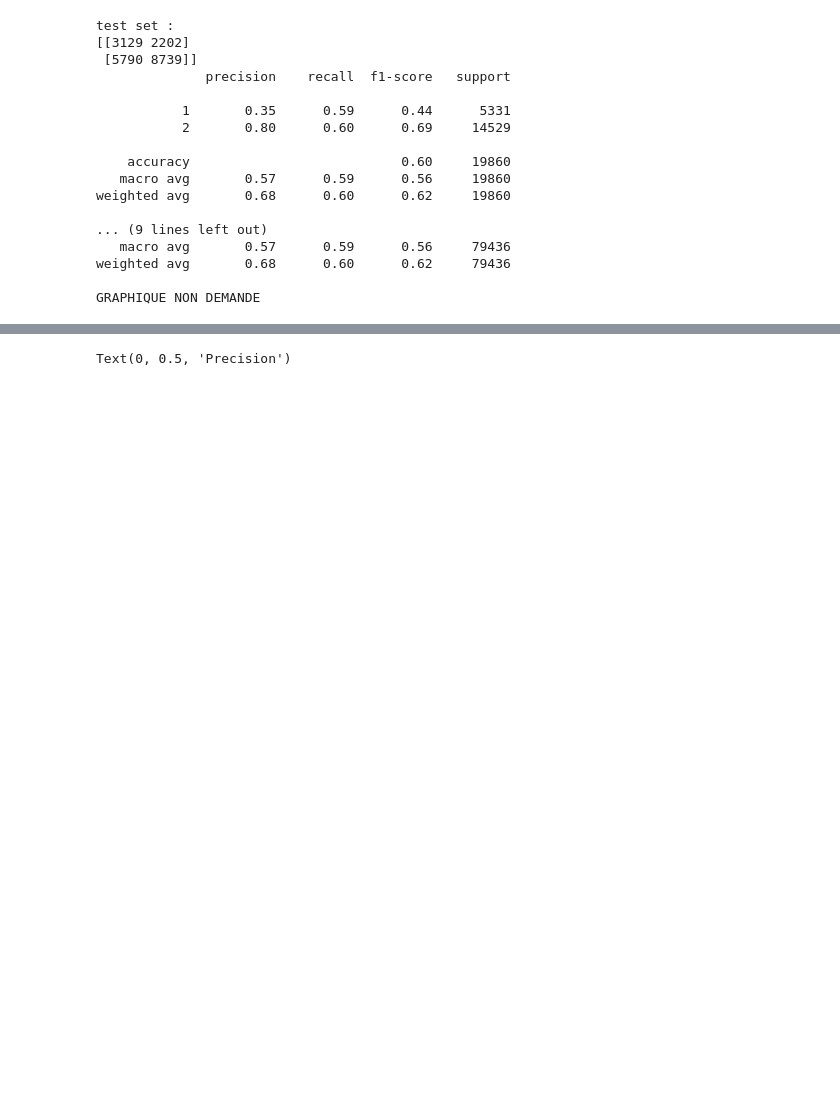
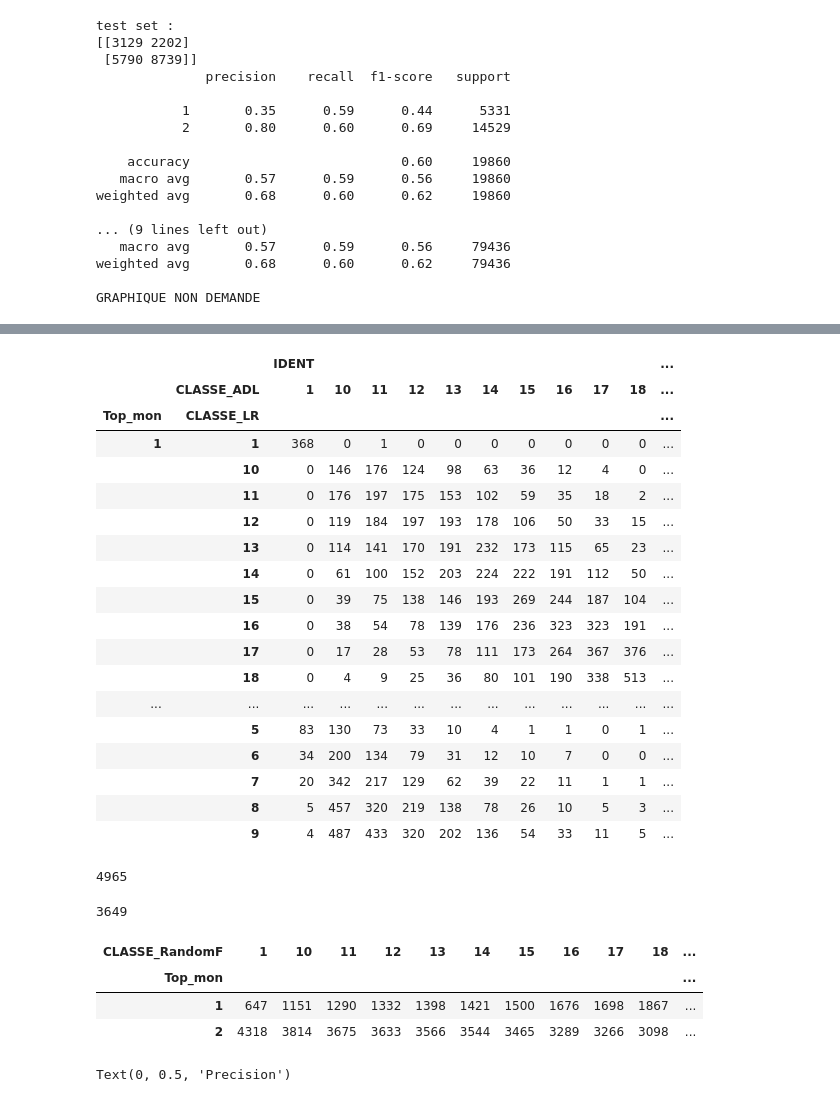
Before and after one commit to christian235711/Predict_models_fdf21, a Jupyter notebook: FDF21_Comparaison.ipynb, the cells around one changed output, grey strips where cells are left out. Drawn from its saved outputs; the diff is of its cells as text; code cells hidden in the pictures; blank space fills up the shorter version.

```diff
--- a/FDF21_Comparaison.ipynb
+++ b/FDF21_Comparaison.ipynb
@@ -224,6 +229,8 @@ def vingtiles(model, data_orig, affichage, save, path): # data_orig est une vari
     ident_class_tous = data_all_complet_class[["IDENT","Top_mon"]]
     tableau_resultats = pd.merge(df_tous,ident_class_tous)
     #tableau_resultats
+    df_tous = pd.merge(df_tous, ident_class_tous)
+
 
     # tranches finales
     tab_cross_temp = pd.crosstab(tableau_resultats["TRANCHES"],tableau_resultats["Top_mon"])
@@ -378,16 +385,16 @@ See the caveats in the documentation: https://pandas.pydata.org/pandas-docs/stab
 #######################################################################################################
 # %%
 
-model_17_cw = LogisticRegression(random_state =0, C=0.01,penalty="l2" , solver="newton-cg", max_iter= 10000, class_weight="balanced")
-evaluation(model_17_cw, train_X_s, train_Y_s, test_X_s, test_Y_s, scoring="recall", plot=False )
+final_model_LogisticRegression = LogisticRegression(random_state =0, C=0.01,penalty="l2" , solver="newton-cg", max_iter= 10000, class_weight="balanced")
+evaluation(final_model_LogisticRegression, train_X_s, train_Y_s, test_X_s, test_Y_s, scoring="recall", plot=False )
 
-final_model_AdaBoost = AdaBoostClassifier(base_estimator = DecisionTreeClassifier(class_weight="balanced", criterion="entropy",max_depth=2),n_estimators = 50 , random_state=0 )
+final_model_AdaBoost = AdaBoostClassifier(base_estimator = DecisionTreeClassifier(class_weight="balanced", criterion="gini",max_depth=2),n_estimators = 20 , random_state=0 )
 evaluation(final_model_AdaBoost, train_X_s, train_Y_s, test_X_s, test_Y_s, scoring="recall" , plot =False)
 
-final_model_RandomForestClassifier = RandomForestClassifier(class_weight="balanced", criterion="entropy", max_depth=2, max_features=25, n_estimators = 100, random_state=0)
+final_model_RandomForestClassifier = RandomForestClassifier(class_weight="balanced", criterion="gini", max_depth=3, max_features=25, n_estimators = 100, random_state=0)
 evaluation(final_model_RandomForestClassifier, train_X_s, train_Y_s, test_X_s, test_Y_s, scoring="recall", plot=False)
 
-final_model_ExtraTreesClassifier = ExtraTreesClassifier( criterion="entropy", max_depth=2, max_features=25, n_estimators=100 , class_weight="balanced", random_state=0)
+final_model_ExtraTreesClassifier = ExtraTreesClassifier( criterion="entropy", max_depth=3, max_features=30, n_estimators=50 , class_weight="balanced", random_state=0)
 evaluation(final_model_ExtraTreesClassifier, train_X_s, train_Y_s, test_X_s, test_Y_s, scoring="recall", plot=False)
 # %% [output]
 test set :
@@ -630,3 +606,21 @@ GRAPHIQUE NON DEMANDE
 # %%
 #######################################################################################################
 #######################################################################################################
+# %%
+vingtiles_tableau_LR = vingtiles(model =final_model_LogisticRegression, data_orig = data, affichage=True, save=False, path = " ")
+vingtiles_tableau_LR.columns = ["IDENT","PROBA","TRANCHES","CLASSE_LR","Top_mon"]
+
+vingtiles_tableau_Adaboost = vingtiles(model =final_model_AdaBoost, data_orig = data, affichage=True, save=False, path = " ")
+vingtiles_tableau_Adaboost.columns = ["IDENT","PROBA","TRANCHES","CLASSE_Adaboost","Top_mon"]
+
+vingtiles_tableau_RandomForestClassifier = vingtiles(model =final_model_RandomForestClassifier, data_orig = data, affichage=True, save=False, path = " ")
+vingtiles_tableau_RandomForestClassifier.columns = ["IDENT","PROBA","TRANCHES","CLASSE_RandomF","Top_mon"]
+
+vingtiles_tableau_ExtraTreesClassifier = vingtiles(model =final_model_ExtraTreesClassifier, data_orig = data, affichage=True, save=False, path = " ")
+vingtiles_tableau_ExtraTreesClassifier.columns = ["IDENT","PROBA","TRANCHES","CLASSE_ExtraT","Top_mon"]
+
+vingtiles_tableau_ADL_55 = vingtiles(model =final_model_ADL, data_orig = data_coord_nan, affichage=True, save=False, path = " ")
+vingtiles_tableau_ADL_55.columns = ["IDENT","PROBA","TRANCHES","CLASSE_ADL_55","Top_mon"]
+
+vingtiles_tableau_ADQ_55 = vingtiles(model =final_model_ADQ, data_orig = data_coord_nan, affichage=True, save=False, path = " ")
+vingtiles_tableau_ADQ_55.columns = ["IDENT","PROBA","TRANCHES","CLASSE_ADQ_55","Top_mon"]
@@ -632,0 +765,12 @@ GRAPHIQUE NON DEMANDE
+# %%
+from functools import reduce
+TABLEAU=vingtiles_tableau_LR[["IDENT", "CLASSE_LR", "Top_mon"]].copy()
+
+TABLEAU = reduce(lambda left,right: pd.merge(left,right,on='IDENT'), [ TABLEAU,
+                    vingtiles_tableau_Adaboost[["IDENT","CLASSE_Adaboost"]],
+                    vingtiles_tableau_RandomForestClassifier[["IDENT","CLASSE_RandomF"]],
+                    vingtiles_tableau_ExtraTreesClassifier[["IDENT","CLASSE_ExtraT"]],
+                    vingtiles_tableau_ADL_55[["IDENT", "CLASSE_ADL_55"]],
+                    vingtiles_tableau_ADQ_55[["IDENT","CLASSE_ADQ_55"]] ])
+
+TABLEAU
@@ -633,3 +954,40 @@ GRAPHIQUE NON DEMANDE
+# %%
+pd.pivot_table(TABLEAU, index=['Top_mon', 'CLASSE_LR'], columns=['CLASSE_ADL'], values=['IDENT'], aggfunc={'IDENT':len },fill_value=0)
+# %% [output]
+|  |  | IDENT |  |  |  |  |  |  |  |  |  | ... |
+|  | CLASSE_ADL | 1 | 10 | 11 | 12 | 13 | 14 | 15 | 16 | 17 | 18 | ... |
+| Top_mon | CLASSE_LR |  |  |  |  |  |  |  |  |  |  | ... |
+| 1 | 1 | 368 | 0 | 1 | 0 | 0 | 0 | 0 | 0 | 0 | 0 | ... |
+|  | 10 | 0 | 146 | 176 | 124 | 98 | 63 | 36 | 12 | 4 | 0 | ... |
+|  | 11 | 0 | 176 | 197 | 175 | 153 | 102 | 59 | 35 | 18 | 2 | ... |
+|  | 12 | 0 | 119 | 184 | 197 | 193 | 178 | 106 | 50 | 33 | 15 | ... |
+|  | 13 | 0 | 114 | 141 | 170 | 191 | 232 | 173 | 115 | 65 | 23 | ... |
+|  | 14 | 0 | 61 | 100 | 152 | 203 | 224 | 222 | 191 | 112 | 50 | ... |
+|  | 15 | 0 | 39 | 75 | 138 | 146 | 193 | 269 | 244 | 187 | 104 | ... |
+|  | 16 | 0 | 38 | 54 | 78 | 139 | 176 | 236 | 323 | 323 | 191 | ... |
+|  | 17 | 0 | 17 | 28 | 53 | 78 | 111 | 173 | 264 | 367 | 376 | ... |
+|  | 18 | 0 | 4 | 9 | 25 | 36 | 80 | 101 | 190 | 338 | 513 | ... |
+| ... | ... | ... | ... | ... | ... | ... | ... | ... | ... | ... | ... | ... |
+|  | 5 | 83 | 130 | 73 | 33 | 10 | 4 | 1 | 1 | 0 | 1 | ... |
+|  | 6 | 34 | 200 | 134 | 79 | 31 | 12 | 10 | 7 | 0 | 0 | ... |
+|  | 7 | 20 | 342 | 217 | 129 | 62 | 39 | 22 | 11 | 1 | 1 | ... |
+|  | 8 | 5 | 457 | 320 | 219 | 138 | 78 | 26 | 10 | 5 | 3 | ... |
+|  | 9 | 4 | 487 | 433 | 320 | 202 | 136 | 54 | 33 | 11 | 5 | ... |
+# %%
+(TABLEAU["CLASSE_LR"]=="20").sum()
+# %% [output]
+4965
+# %%
+1574+2075
+# %% [output]
+3649
+# %%
+)pd.crosstab(index=TABLEAU['Top_mon'], columns=TABLEAU['CLASSE_LR'], colnames=['CLASSE_RandomF'])
+# %% [output]
+| CLASSE_RandomF | 1 | 10 | 11 | 12 | 13 | 14 | 15 | 16 | 17 | 18 | ... |
+| Top_mon |  |  |  |  |  |  |  |  |  |  | ... |
+| 1 | 647 | 1151 | 1290 | 1332 | 1398 | 1421 | 1500 | 1676 | 1698 | 1867 | ... |
+| 2 | 4318 | 3814 | 3675 | 3633 | 3566 | 3544 | 3465 | 3289 | 3266 | 3098 | ... |
 # %%
 #######################################################################################################
 #######################################################################################################
```
Also changed, not shown: parts of 23 cells of this notebook.
